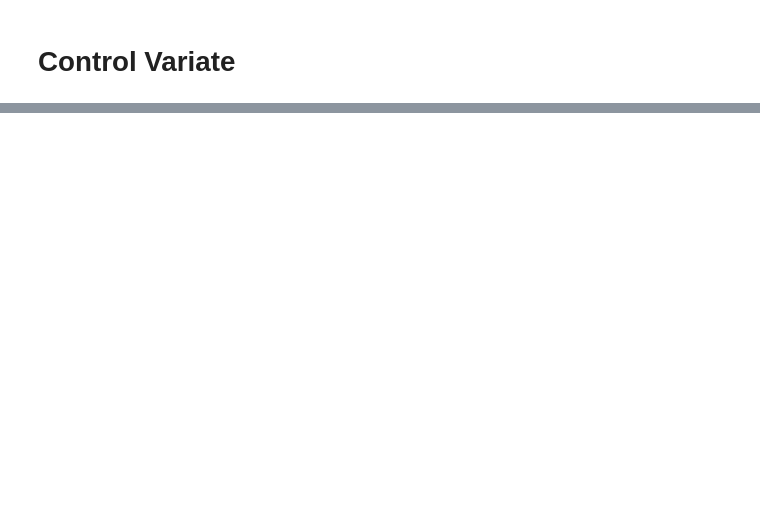
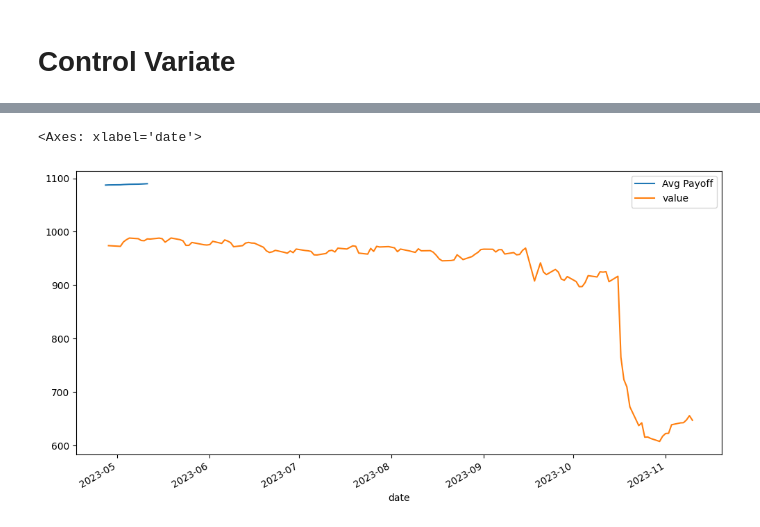
Before and after one commit to weiyuanoh/MH4518, a Jupyter notebook: WY/VarianceReduction.ipynb, the cells around one changed output, grey strips where cells are left out. Saved outputs shown, nothing was run; the diff lists cells and outputs as text; code cells hidden in the pictures; blank space fills up the shorter version.

```diff
--- a/WY/VarianceReduction.ipynb
+++ b/WY/VarianceReduction.ipynb
@@ -49,5 +67,5 @@ sika_path = sim_data_combined.iloc[:, 1::2]
 # %%
 params_product = {
     'Denomination': 1000,
-    'Coupon_Rate': (0.08 / 252) ,  # Quarterly coupon payments
+    'Coupon_Rate': (0.08 / 4) ,  # Quarterly coupon payments
 }
@@ -109,0 +83,4 @@ Variance Reduction Achieved: nan%
+# %%
+theta_cv = vr.cv(data = data, lonza_path=lonza_path, sika_path=sika_path, fdos = cs.initial_fixing_date, payoffs_gbm=payoff_gbm)
+present_value_cv = theta_cv * np.exp(-(r) * T_discount)
+present_value_cv
@@ -109,0 +101,28 @@ Variance Reduction Achieved: nan%
+# %%
+import warnings
+warnings.filterwarnings("ignore")
+date_list = dates.get_list_dates(cs.initial_fixing_date, cs.final_fixing_date)
+date_list = pd.Series(date_list)
+date_list = date_list.head(10).tolist()
+
+T = date_list
+present_value_list = []
+present_value_cv_list = []
+for fdos in T:
+    print(f"Processing FDOS: {fdos}")
+
+    # Run the simulation
+    theta_cv = vr.cv(data = data, lonza_path=lonza_path, sika_path=sika_path, fdos = fdos, payoffs_gbm=payoff_gbm)
+
+    # Compute expected payoff of CV
+    expected_payoff_cv= np.mean(theta_cv)
+    # Discount to present value (assuming present value as of fdos)
+    r = cs.interest_rate  # Use the same interest rate as in the simulation
+    T_discount = dates.num_business_days(fdos, cs.final_fixing_date) / 252  # Time in years
+    present_value = expected_payoff * np.exp(-(r) * T_discount)
+    present_value_cv = present_value_cv = expected_payoff_cv * np.exp(-(r) * T_discount)
+    print(f"Expected MC payoff at {fdos}", present_value)
+    print(f"Expected CV payoff at {fdos}", present_value_cv)
+    # Store the present value
+    present_value_list.append(present_value)
+    present_value_cv_list.append(present_value_cv)
@@ -109,0 +147,13 @@ Variance Reduction Achieved: nan%
+# %%
+fig, ax = plt.subplots(figsize=(12, 6))
+present_value_cv_df = pd.DataFrame({'Avg Payoff': present_value_cv_list}, index=T)
+present_value_cv_df.plot(ax = ax)
+import json
+productprice = pd.read_json(r'C:\Users\Admin\PycharmProjects\Simulation Techniques in Finance\.venv\MH4518\WY\product_price.json')
+productprice.index = productprice['date']
+productprice = productprice[['value']].sort_index()
+productprice = productprice * 10
+productprice.plot(ax =ax)
+# %% [output]
+<Axes: xlabel='date'>
+[figure, added]
```
Also changed, not shown: parts of 11 cells of this notebook, 6 other files.
